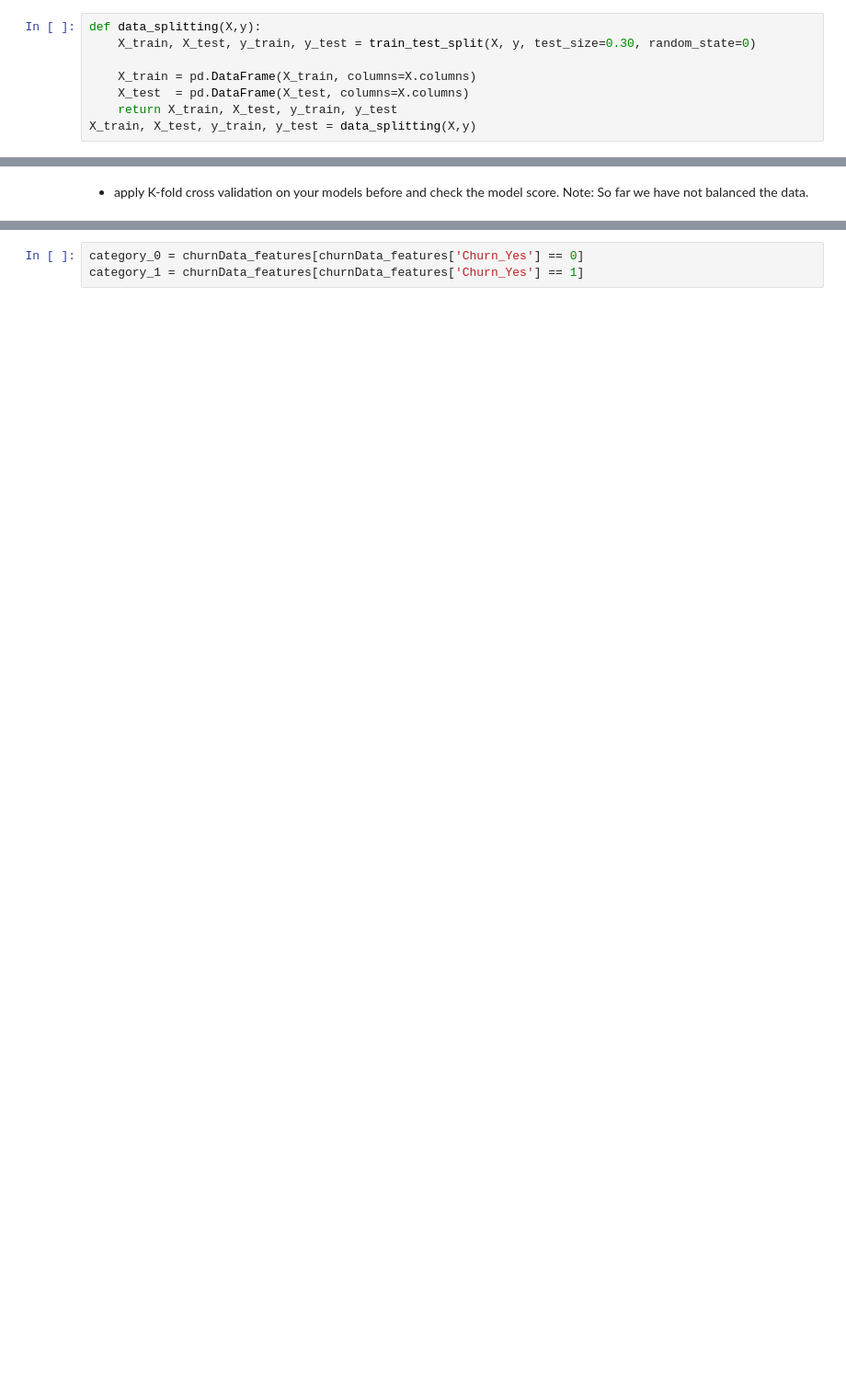
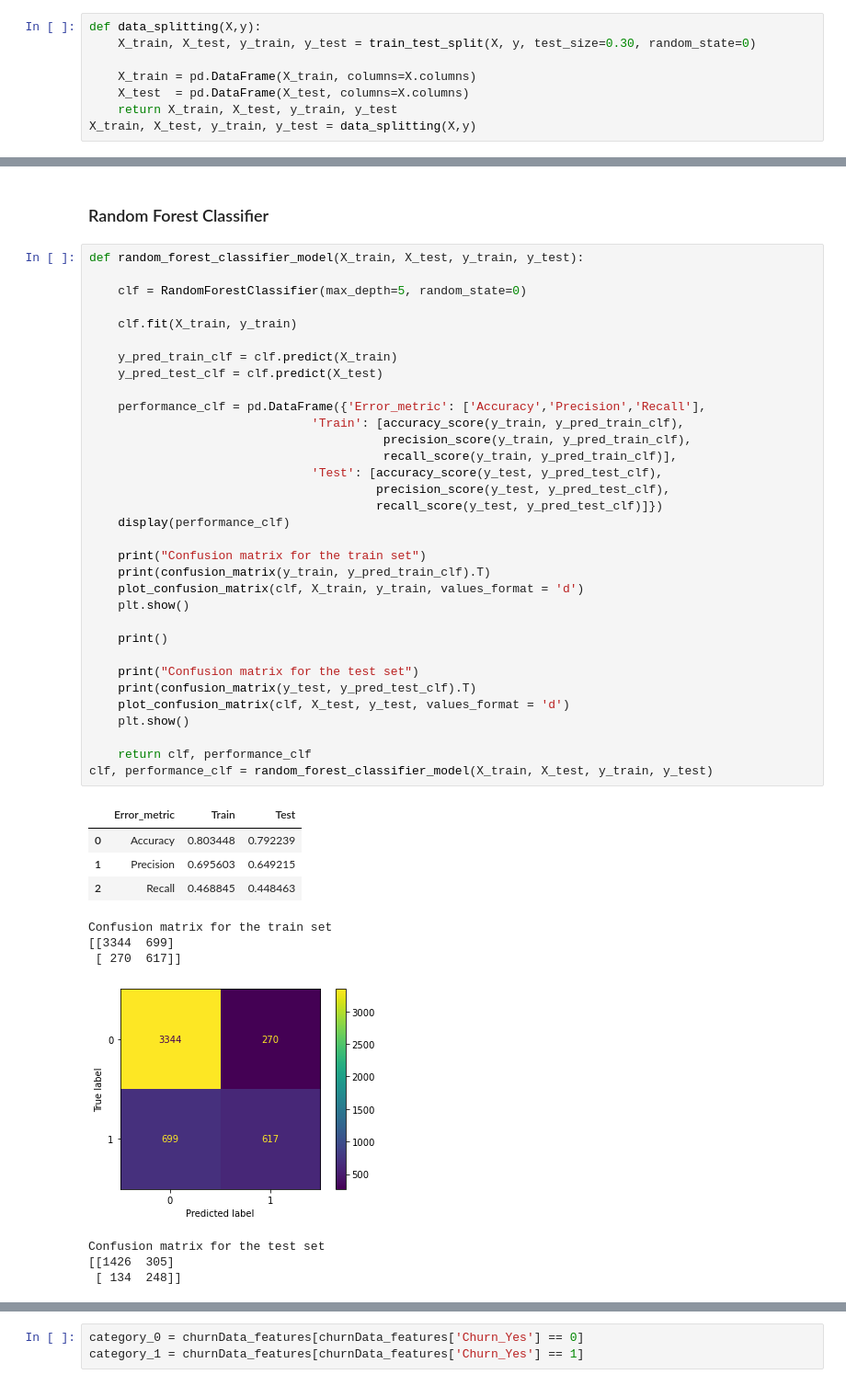
Before and after one commit to ZZN0412/LABS, a Jupyter notebook: Classification_Handling_Logistic_Regression_Imbalanced_data.ipynb, the cells around one changed output, grey strips where cells are left out. Shown at 92% size. Saved outputs shown, nothing was run; the diff lists cells and outputs as text; blank space fills up the shorter version.

```diff
--- a/Classification_Handling_Logistic_Regression_Imbalanced_data.ipynb
+++ b/Classification_Handling_Logistic_Regression_Imbalanced_data.ipynb
@@ -234,2 +407,47 @@ plt.show()
-# %% [markdown]
-- apply K-fold cross validation on your models before and check the model score. Note: So far we have not balanced the data.
+# %% [markdown]
+### Random Forest Classifier
+# %%
+def random_forest_classifier_model(X_train, X_test, y_train, y_test):
+
+    clf = RandomForestClassifier(max_depth=5, random_state=0)
+
+    clf.fit(X_train, y_train)
+
+    y_pred_train_clf = clf.predict(X_train)
+    y_pred_test_clf = clf.predict(X_test)
+
+    performance_clf = pd.DataFrame({'Error_metric': ['Accuracy','Precision','Recall'],
+                               'Train': [accuracy_score(y_train, y_pred_train_clf),
+                                         precision_score(y_train, y_pred_train_clf),
+                                         recall_score(y_train, y_pred_train_clf)],
+                               'Test': [accuracy_score(y_test, y_pred_test_clf),
+                                        precision_score(y_test, y_pred_test_clf),
+                                        recall_score(y_test, y_pred_test_clf)]})
+    display(performance_clf)
+
+    print("Confusion matrix for the train set")
+    print(confusion_matrix(y_train, y_pred_train_clf).T)
+    plot_confusion_matrix(clf, X_train, y_train, values_format = 'd')
+    plt.show()
+
+    print()
+
+    print("Confusion matrix for the test set")
+    print(confusion_matrix(y_test, y_pred_test_clf).T)
+    plot_confusion_matrix(clf, X_test, y_test, values_format = 'd')
+    plt.show()
+
+    return clf, performance_clf
+clf, performance_clf = random_forest_classifier_model(X_train, X_test, y_train, y_test)
+# %% [output]
+|  | Error_metric | Train | Test |
+| 0 | Accuracy | 0.803448 | 0.792239 |
+| 1 | Precision | 0.695603 | 0.649215 |
+| 2 | Recall | 0.468845 | 0.448463 |
+Confusion matrix for the train set
+[[3344  699]
+ [ 270  617]]
+[figure, added]
+Confusion matrix for the test set
+[[1426  305]
+ [ 134  248]]
```
Also changed, not shown: parts of 113 cells of this notebook.
